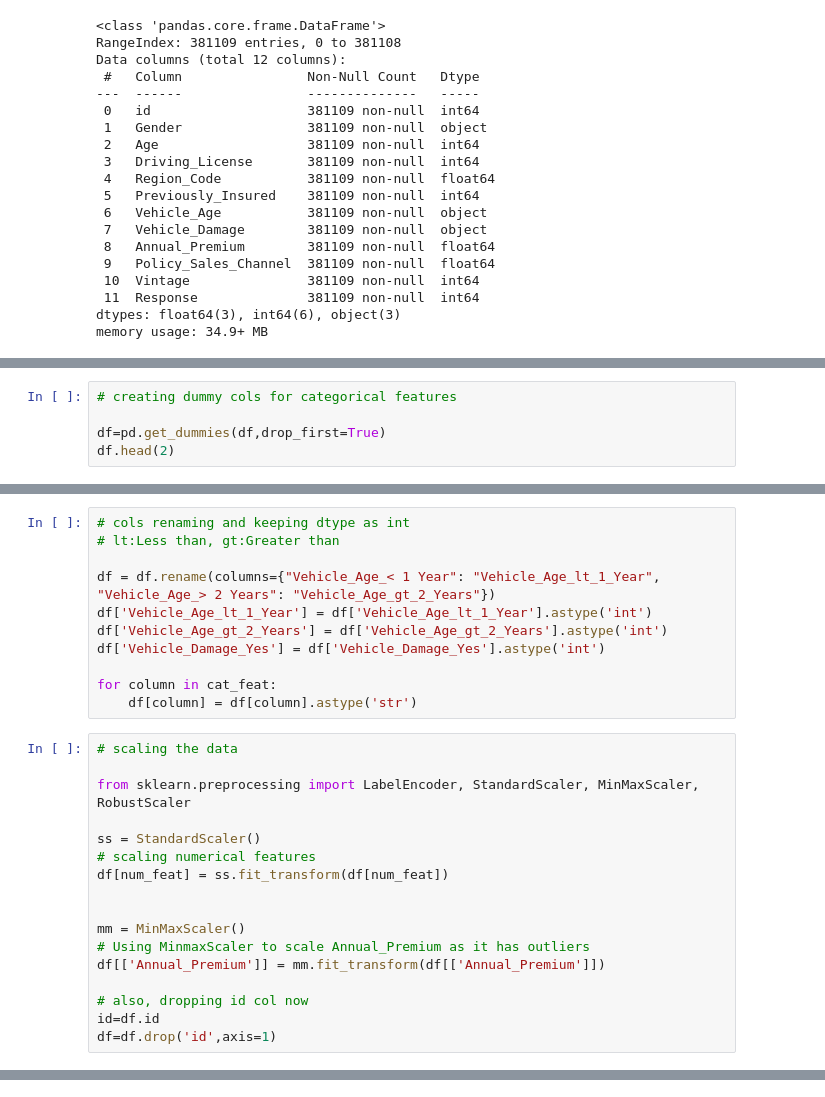
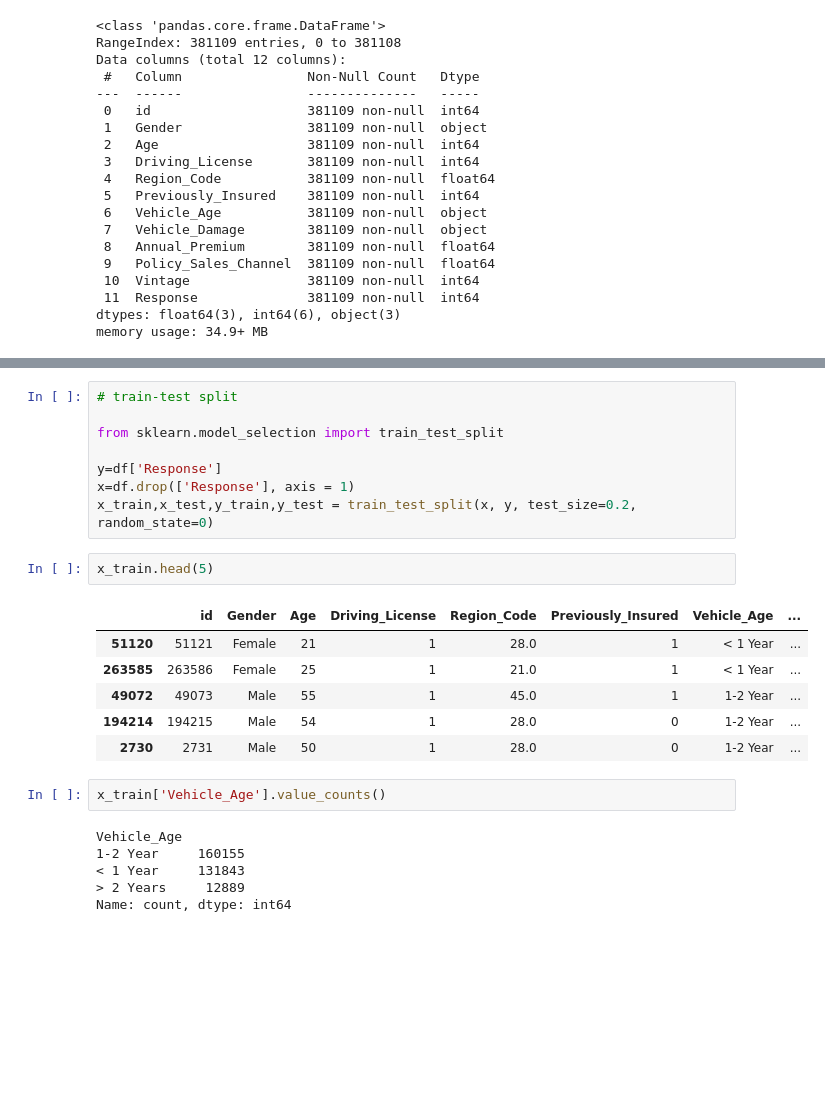
Before and after one commit to Anurag47/Vehicle_Insurance_MLOps, a Jupyter notebook: notebook/experiments_notebook.ipynb, the cells around one changed output, grey strips where cells are left out. Cells and saved outputs as stored; diff of their text form; blank space fills up the shorter version.

Commit message:
Added code changes to improve the Model

```diff
--- a/notebook/experiments_notebook.ipynb
+++ b/notebook/experiments_notebook.ipynb
@@ -310,5 +293,0 @@ Response >> int64
-# %%
-# creating dummy cols for categorical features
-
-df=pd.get_dummies(df,drop_first=True)
-df.head(2)
@@ -338,28 +293,0 @@ Vehicle_Damage_Yes >> bool
-# %%
-# cols renaming and keeping dtype as int
-# lt:Less than, gt:Greater than
-
-df = df.rename(columns={"Vehicle_Age_< 1 Year": "Vehicle_Age_lt_1_Year", "Vehicle_Age_> 2 Years": "Vehicle_Age_gt_2_Years"})
-df['Vehicle_Age_lt_1_Year'] = df['Vehicle_Age_lt_1_Year'].astype('int')
-df['Vehicle_Age_gt_2_Years'] = df['Vehicle_Age_gt_2_Years'].astype('int')
-df['Vehicle_Damage_Yes'] = df['Vehicle_Damage_Yes'].astype('int')
-
-for column in cat_feat:
-    df[column] = df[column].astype('str')
-# %%
-# scaling the data
-
-from sklearn.preprocessing import LabelEncoder, StandardScaler, MinMaxScaler, RobustScaler
-
-ss = StandardScaler()
-# scaling numerical features
-df[num_feat] = ss.fit_transform(df[num_feat])
-
-
-mm = MinMaxScaler()
-# Using MinmaxScaler to scale Annual_Premium as it has outliers
-df[['Annual_Premium']] = mm.fit_transform(df[['Annual_Premium']])
-
-# also, dropping id col now
-id=df.id
-df=df.drop('id',axis=1)
@@ -404,0 +294,25 @@ RandomizedSearchCV(cv=4, estimator=RandomForestClassifier(), n_jobs=-1,
+# %%
+# train-test split
+
+from sklearn.model_selection import train_test_split
+
+y=df['Response']
+x=df.drop(['Response'], axis = 1)
+x_train,x_test,y_train,y_test = train_test_split(x, y, test_size=0.2, random_state=0)
+# %%
+x_train.head(5)
+# %% [output]
+|  | id | Gender | Age | Driving_License | Region_Code | Previously_Insured | Vehicle_Age | ... |
+| 51120 | 51121 | Female | 21 | 1 | 28.0 | 1 | < 1 Year | ... |
+| 263585 | 263586 | Female | 25 | 1 | 21.0 | 1 | < 1 Year | ... |
+| 49072 | 49073 | Male | 55 | 1 | 45.0 | 1 | 1-2 Year | ... |
+| 194214 | 194215 | Male | 54 | 1 | 28.0 | 0 | 1-2 Year | ... |
+| 2730 | 2731 | Male | 50 | 1 | 28.0 | 0 | 1-2 Year | ... |
+# %%
+x_train['Vehicle_Age'].value_counts()
+# %% [output]
+Vehicle_Age
+1-2 Year     160155
+< 1 Year     131843
+> 2 Years     12889
+Name: count, dtype: int64
```
Also changed, not shown: parts of 50 cells of this notebook, 20 other files.
